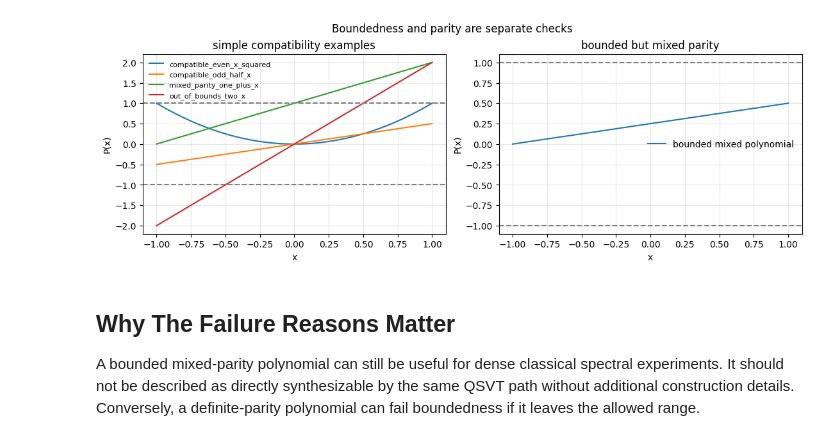
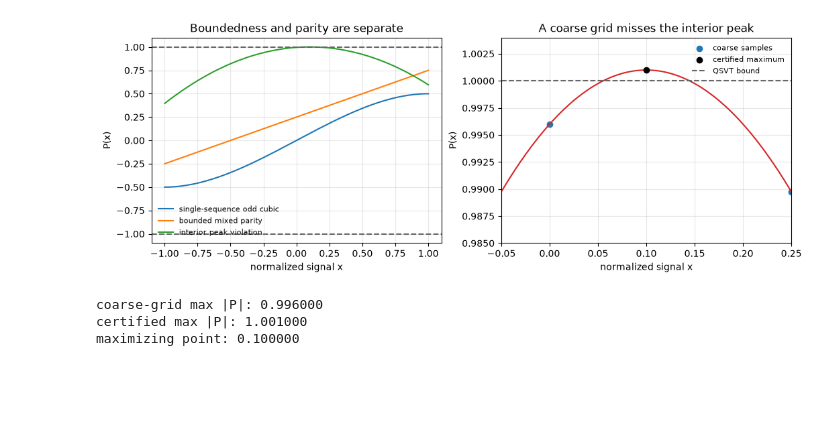
Before and after one commit to SidRichardsQuantum/Quantum_Singular_Value_Transformation, a Jupyter notebook: notebooks/tutorials/15_QSVT_Compatibility_Failure_Cases.ipynb, the cells around one changed output. Saved outputs shown, nothing was run; the diff lists cells and outputs as text; code cells hidden in the pictures; blank space fills up the shorter version.

```diff
--- a/notebooks/tutorials/15_QSVT_Compatibility_Failure_Cases.ipynb
+++ b/notebooks/tutorials/15_QSVT_Compatibility_Failure_Cases.ipynb
@@ -69,41 +103,40 @@ bounded_mixed_offset_slope      1       mixed   True     False       mixed_parit
 # %%
-xs = np.linspace(-1.0, 1.0, 1001)
+peak_coeffs = candidates["interior peak violation"]
+coarse_xs = np.linspace(-1.0, 1.0, 9)
+coarse_max = float(np.max(np.abs(eval_polynomial(peak_coeffs, coarse_xs))))
+peak_certificate = diagnostics["interior peak violation"]["certificate"]
 
-fig, axes = plt.subplots(1, 2, figsize=(11, 3.8), constrained_layout=True)
-
-for name in [
-    "compatible_even_x_squared",
-    "compatible_odd_half_x",
-    "mixed_parity_one_plus_x",
-    "out_of_bounds_two_x",
-]:
-    axes[0].plot(xs, eval_polynomial(candidates[name], xs), label=name)
-axes[0].axhline(1.0, color="0.5", linestyle="--")
-axes[0].axhline(-1.0, color="0.5", linestyle="--")
-axes[0].set_xlabel("x")
+xs = np.linspace(-1.0, 1.0, 2001)
+fig, axes = plt.subplots(1, 2, figsize=(10.5, 3.8), constrained_layout=True)
+for name, coeffs in candidates.items():
+    axes[0].plot(xs, eval_polynomial(coeffs, xs), label=name)
+axes[0].axhline(1.0, color="0.4", linestyle="--")
+axes[0].axhline(-1.0, color="0.4", linestyle="--")
+axes[0].set_xlabel("normalized signal x")
 axes[0].set_ylabel("P(x)")
-axes[0].set_title("simple compatibility examples")
+axes[0].set_title("Boundedness and parity are separate")
 axes[0].legend(fontsize=8, frameon=False)
 axes[0].grid(alpha=0.3)
 
-axes[1].plot(
-    xs,
-    eval_polynomial(candidates["bounded_mixed_offset_slope"], xs),
-    label="bounded mixed polynomial",
-)
-axes[1].axhline(1.0, color="0.5", linestyle="--")
-axes[1].axhline(-1.0, color="0.5", linestyle="--")
-axes[1].set_xlabel("x")
+zoom_xs = np.linspace(-0.05, 0.25, 601)
+axes[1].plot(zoom_xs, eval_polynomial(peak_coeffs, zoom_xs), color="tab:red")
+axes[1].scatter(coarse_xs, eval_polynomial(peak_coeffs, coarse_xs), color="tab:blue", label="coarse samples")
+axes[1].scatter([peak_certificate.maximizing_point], [peak_certificate.max_abs_value], color="black", zorder=3, label="certified maximum")
+axes[1].axhline(1.0, color="0.4", linestyle="--", label="QSVT bound")
+axes[1].set_xlim(-0.05, 0.25)
+axes[1].set_ylim(0.985, 1.004)
+axes[1].set_xlabel("normalized signal x")
 axes[1].set_ylabel("P(x)")
-axes[1].set_title("bounded but mixed parity")
-axes[1].legend(frameon=False)
+axes[1].set_title("A coarse grid misses the interior peak")
+axes[1].legend(fontsize=8, frameon=False)
 axes[1].grid(alpha=0.3)
+plt.show()
 
-fig.suptitle("Boundedness and parity are separate checks")
-plt.show()
+print(f"coarse-grid max |P|: {coarse_max:.6f}")
+print(f"certified max |P|: {peak_certificate.max_abs_value:.6f}")
+print(f"maximizing point: {peak_certificate.maximizing_point:.6f}")
 # %% [output]
-[figure, old version]
+[figure, new version]
+coarse-grid max |P|: 0.996000
+certified max |P|: 1.001000
+maximizing point: 0.100000
-# %% [markdown]
-## Why The Failure Reasons Matter
-
-A bounded mixed-parity polynomial can still be useful for dense classical spectral experiments. It should not be described as directly synthesizable by the same QSVT path without additional construction details. Conversely, a definite-parity polynomial can fail boundedness if it leaves the allowed range.
```
Also changed, not shown: parts of 16 cells of this notebook, 35 other files.
